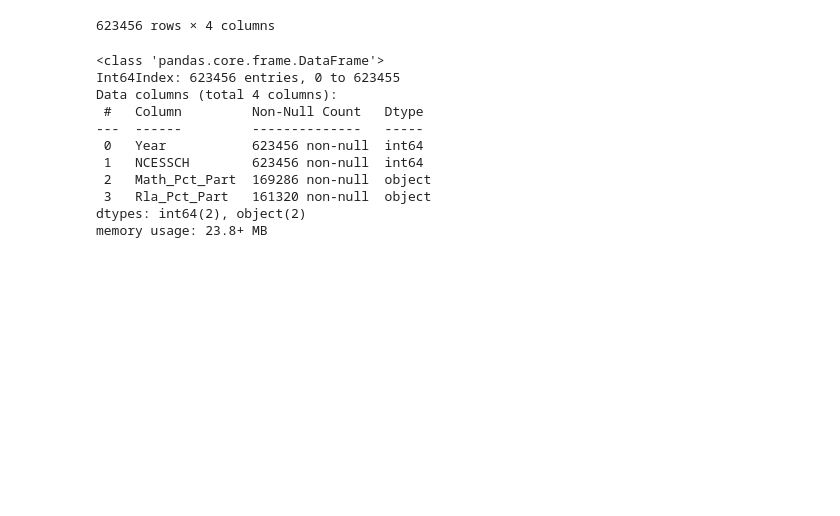
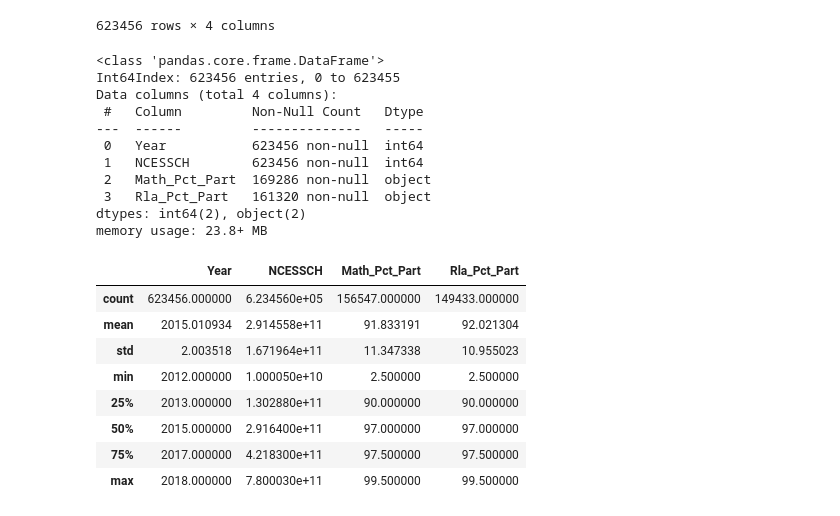
Before and after one commit to georgetown-analytics/student-outcomes, a Jupyter notebook: notebooks/EDA_math_language_arts_proficiency_tests.ipynb, the cells around one changed output. Saved outputs shown, nothing was run; the diff lists cells and outputs as text; code cells hidden in the pictures; blank space fills up the shorter version.

Commit message:
Converted ranges into single float value

```diff
--- a/notebooks/EDA_math_language_arts_proficiency_tests.ipynb
+++ b/notebooks/EDA_math_language_arts_proficiency_tests.ipynb
@@ -248,0 +298,23 @@ memory usage: 23.8+ MB
+# %%
+# Convert missing values to NAN
+merged_data.replace('PS',np.nan,inplace=True)
+merged_data.replace('.',np.nan,inplace=True)
+merged_data.loc[:, 'Math_Pct_Part'] = merged_data.Math_Pct_Part.map(strip_prefixed_string, na_action='ignore')
+merged_data.loc[:, 'Math_Pct_Part'] = merged_data.Math_Pct_Part.map(conv_range_to_numeric_string, na_action='ignore')
+merged_data.loc[:, 'Math_Pct_Part'] = pd.to_numeric(merged_data.Math_Pct_Part.tolist())
+
+merged_data.loc[:, 'Rla_Pct_Part'] = merged_data.Rla_Pct_Part.map(strip_prefixed_string, na_action='ignore')
+merged_data.loc[:, 'Rla_Pct_Part'] = merged_data.Rla_Pct_Part.map(conv_range_to_numeric_string, na_action='ignore')
+merged_data.loc[:, 'Rla_Pct_Part'] = pd.to_numeric(merged_data.Rla_Pct_Part.tolist())
+# %%
+merged_data.describe()
+# %% [output]
+|  | Year | NCESSCH | Math_Pct_Part | Rla_Pct_Part |
+| count | 623456.000000 | 6.234560e+05 | 156547.000000 | 149433.000000 |
+| mean | 2015.010934 | 2.914558e+11 | 91.833191 | 92.021304 |
+| std | 2.003518 | 1.671964e+11 | 11.347338 | 10.955023 |
+| min | 2012.000000 | 1.000050e+10 | 2.500000 | 2.500000 |
+| 25% | 2013.000000 | 1.302880e+11 | 90.000000 | 90.000000 |
+| 50% | 2015.000000 | 2.916400e+11 | 97.000000 | 97.000000 |
+| 75% | 2017.000000 | 4.218300e+11 | 97.500000 | 97.500000 |
+| max | 2018.000000 | 7.800030e+11 | 99.500000 | 99.500000 |
```
Also changed, not shown: parts of 4 cells of this notebook, 1 other file.
